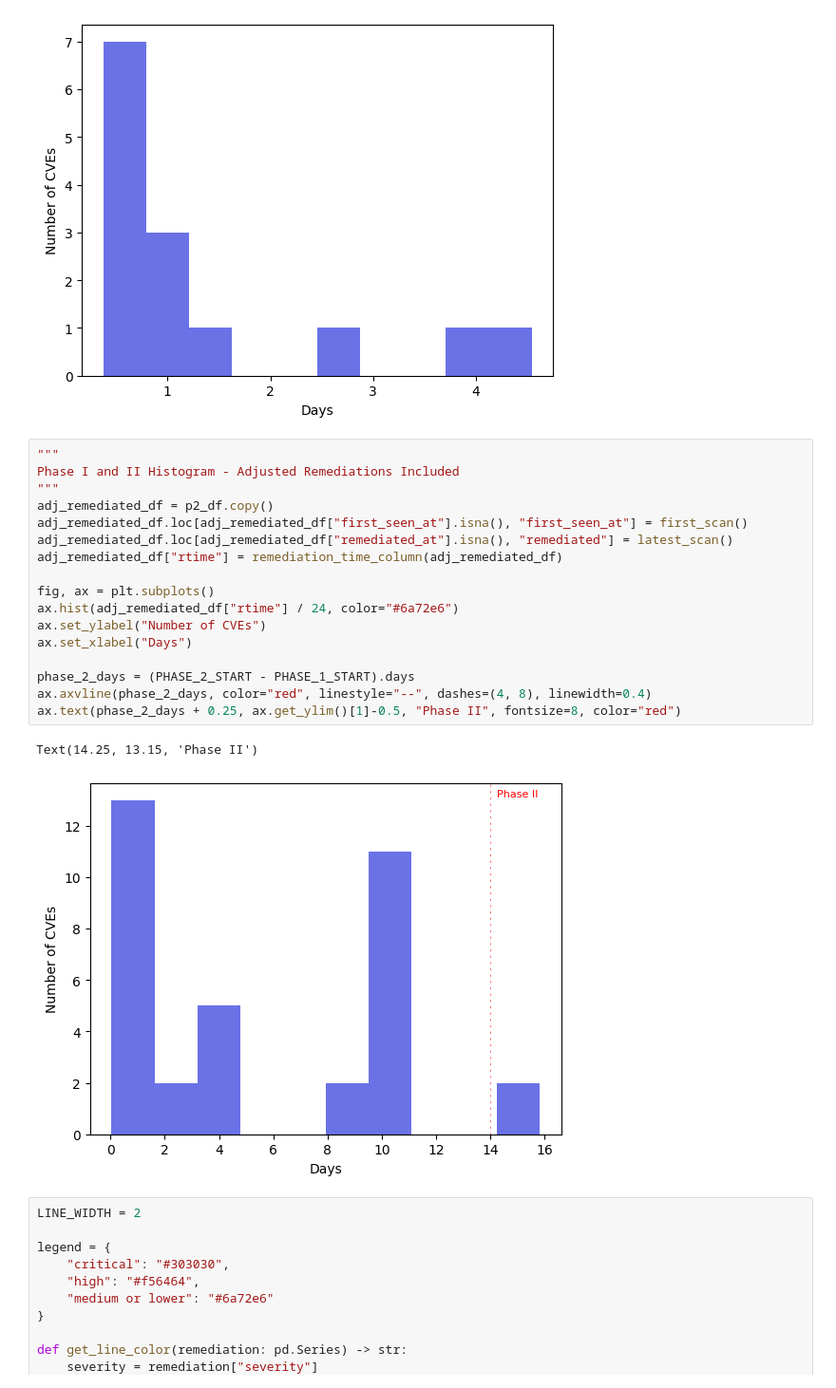
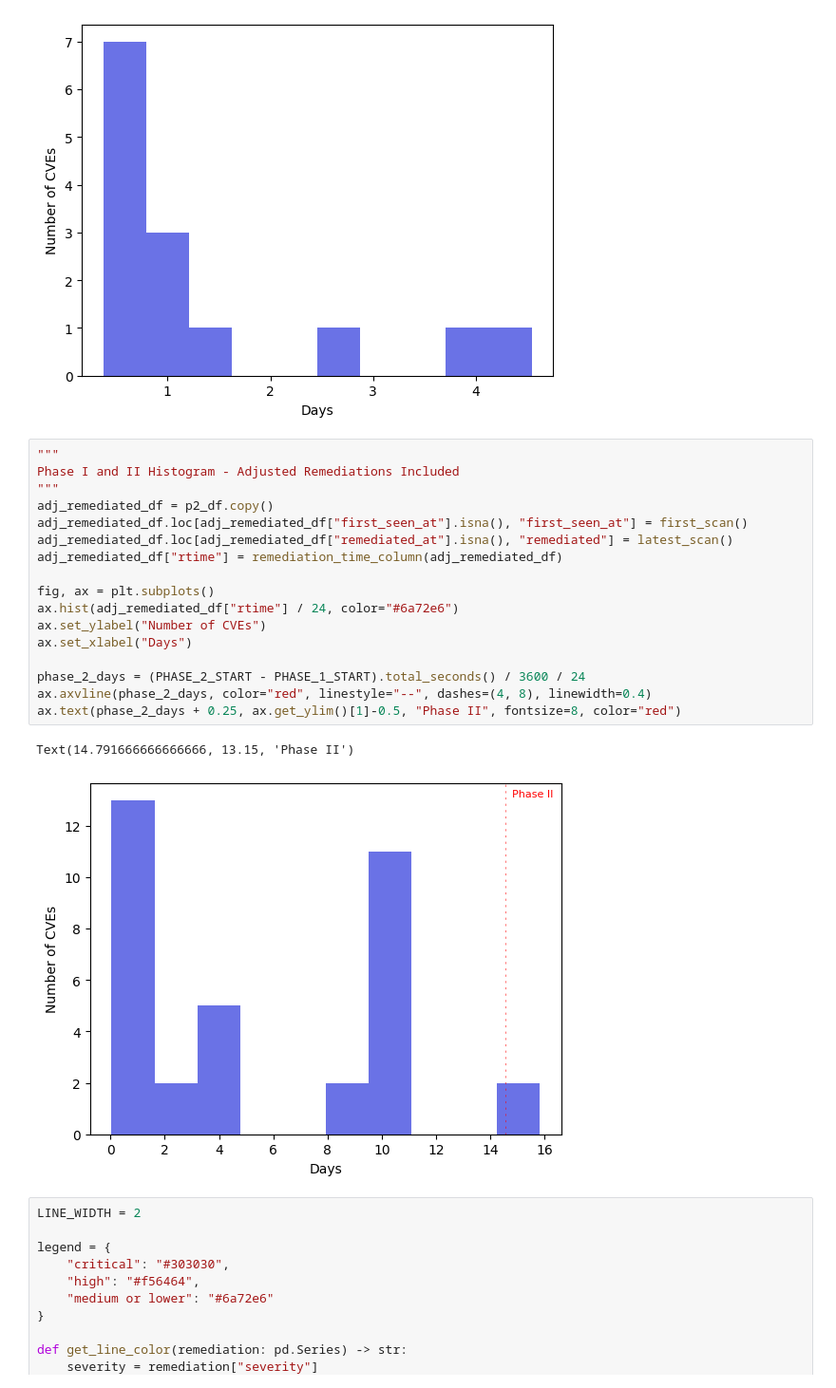
Before and after one commit to paulgibert/chainguard-gallery, a Jupyter notebook: notebooks/analysis.ipynb, the cells around one changed output. Shown at 95% size. Drawn from its saved outputs; the diff is of its cells as text.

Commit message:
Updated phase 2 line on histogram

```diff
--- a/notebooks/analysis.ipynb
+++ b/notebooks/analysis.ipynb
@@ -238,23 +238,23 @@ Text(0.5, 0, 'Days')
 # %%
 """
 Phase I and II Histogram - Adjusted Remediations Included
 """
 adj_remediated_df = p2_df.copy()
 adj_remediated_df.loc[adj_remediated_df["first_seen_at"].isna(), "first_seen_at"] = first_scan()
 adj_remediated_df.loc[adj_remediated_df["remediated_at"].isna(), "remediated"] = latest_scan()
 adj_remediated_df["rtime"] = remediation_time_column(adj_remediated_df)
 
 fig, ax = plt.subplots()
 ax.hist(adj_remediated_df["rtime"] / 24, color="#6a72e6")
 ax.set_ylabel("Number of CVEs")
 ax.set_xlabel("Days")
 
-phase_2_days = (PHASE_2_START - PHASE_1_START).days
+phase_2_days = (PHASE_2_START - PHASE_1_START).total_seconds() / 3600 / 24
 ax.axvline(phase_2_days, color="red", linestyle="--", dashes=(4, 8), linewidth=0.4)
 ax.text(phase_2_days + 0.25, ax.get_ylim()[1]-0.5, "Phase II", fontsize=8, color="red")
 # %% [output]
-Text(14.25, 13.15, 'Phase II')
+Text(14.791666666666666, 13.15, 'Phase II')
-[figure, old version]
+[figure, new version]
 # %%
 LINE_WIDTH = 2
 
```
